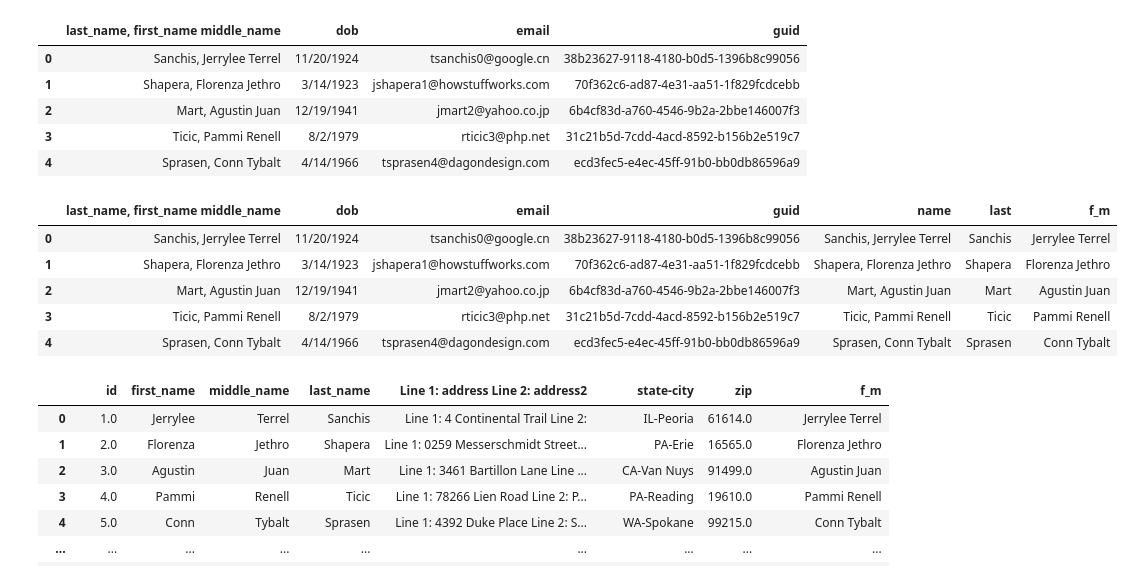
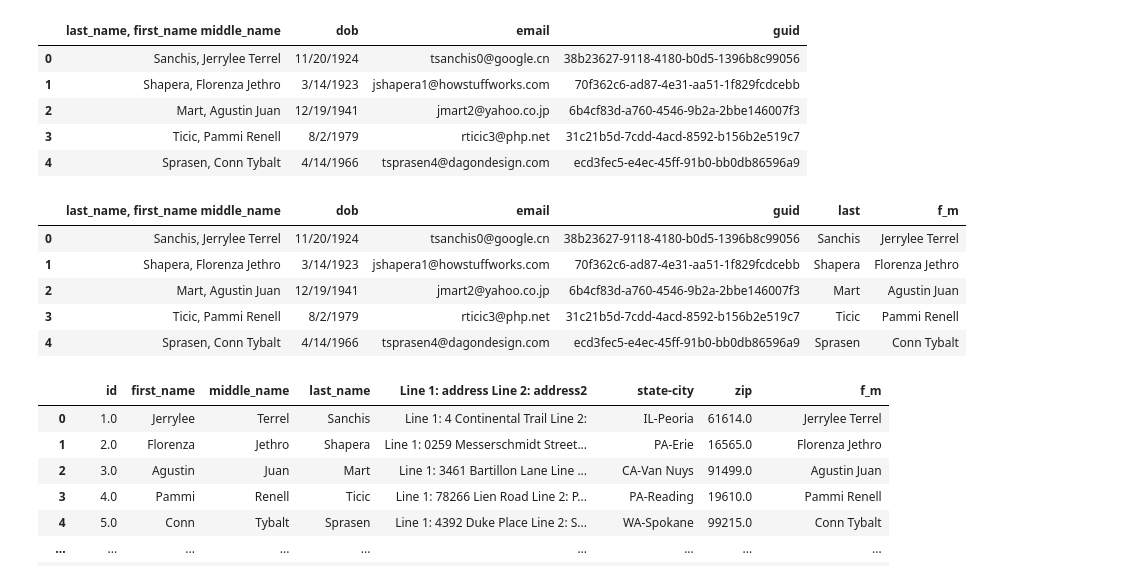
Before and after one commit to Shinhaeyoon/Project-2_ETL, a Jupyter notebook: Mini-project_ETL.ipynb, the cells around one changed output. Drawn from its saved outputs; the diff is of its cells as text; code cells hidden in the pictures.

```diff
--- a/Mini-project_ETL.ipynb
+++ b/Mini-project_ETL.ipynb
@@ -22,6 +23,6 @@ import os
 # %%
-df1 = pd.read_csv("./Resources/fake_data_address.csv")
-df2 = pd.read_csv("./Resources/fake_data_dob.csv")
+df1 = pd.read_csv("./Resources/fake_data_address.csv", dtype={'first_name': str, 'middle_name': str, 'last_name': str})
+df2 = pd.read_csv("./Resources/fake_data_dob.csv", dtype={'last_name, first_name middle_name': str, 'dob': str, 'email': str, 'guid':str})
 # %%
 df1.head()
 # %% [output]
@@ -40,21 +41,19 @@ df2.head()
 | 2 | Mart, Agustin Juan | 12/19/1941 | jmart2@yahoo.co.jp | 6b4cf83d-a760-4546-9b2a-2bbe146007f3 |
 | 3 | Ticic, Pammi Renell | 8/2/1979 | rticic3@php.net | 31c21b5d-7cdd-4acd-8592-b156b2e519c7 |
 | 4 | Sprasen, Conn Tybalt | 4/14/1966 | tsprasen4@dagondesign.com | ecd3fec5-e4ec-45ff-91b0-bb0db86596a9 |
-# %%
-df2['name'] = df2['last_name, first_name middle_name'].astype('string')
 # %%
 df1 = df1.dropna()
 df2 = df2.dropna()
 # %%
-df2[['last', 'f_m']] = df2['name'].apply(lambda x: pd.Series(str(x).split(", ")))
+df2[['last', 'f_m']] = df2['last_name, first_name middle_name'].apply(lambda x: pd.Series(str(x).split(", ")))
 df2.head()
 # %% [output]
-|  | last_name, first_name middle_name | dob | email | guid | name | last | f_m |
-| 0 | Sanchis, Jerrylee Terrel | 11/20/1924 | tsanchis0@google.cn | 38b23627-9118-4180-b0d5-1396b8c99056 | Sanchis, Jerrylee Terrel | Sanchis | Jerrylee Terrel |
-| 1 | Shapera, Florenza Jethro | 3/14/1923 | jshapera1@howstuffworks.com | 70f362c6-ad87-4e31-aa51-1f829fcdcebb | Shapera, Florenza Jethro | Shapera | Florenza Jethro |
-| 2 | Mart, Agustin Juan | 12/19/1941 | jmart2@yahoo.co.jp | 6b4cf83d-a760-4546-9b2a-2bbe146007f3 | Mart, Agustin Juan | Mart | Agustin Juan |
-| 3 | Ticic, Pammi Renell | 8/2/1979 | rticic3@php.net | 31c21b5d-7cdd-4acd-8592-b156b2e519c7 | Ticic, Pammi Renell | Ticic | Pammi Renell |
-| 4 | Sprasen, Conn Tybalt | 4/14/1966 | tsprasen4@dagondesign.com | ecd3fec5-e4ec-45ff-91b0-bb0db86596a9 | Sprasen, Conn Tybalt | Sprasen | Conn Tybalt |
+|  | last_name, first_name middle_name | dob | email | guid | last | f_m |
+| 0 | Sanchis, Jerrylee Terrel | 11/20/1924 | tsanchis0@google.cn | 38b23627-9118-4180-b0d5-1396b8c99056 | Sanchis | Jerrylee Terrel |
+| 1 | Shapera, Florenza Jethro | 3/14/1923 | jshapera1@howstuffworks.com | 70f362c6-ad87-4e31-aa51-1f829fcdcebb | Shapera | Florenza Jethro |
+| 2 | Mart, Agustin Juan | 12/19/1941 | jmart2@yahoo.co.jp | 6b4cf83d-a760-4546-9b2a-2bbe146007f3 | Mart | Agustin Juan |
+| 3 | Ticic, Pammi Renell | 8/2/1979 | rticic3@php.net | 31c21b5d-7cdd-4acd-8592-b156b2e519c7 | Ticic | Pammi Renell |
+| 4 | Sprasen, Conn Tybalt | 4/14/1966 | tsprasen4@dagondesign.com | ecd3fec5-e4ec-45ff-91b0-bb0db86596a9 | Sprasen | Conn Tybalt |
 # %%
 df2 = df2.drop('last_name, first_name middle_name', axis=1)
 # %%
```
Also changed, not shown: parts of 3 cells of this notebook.
